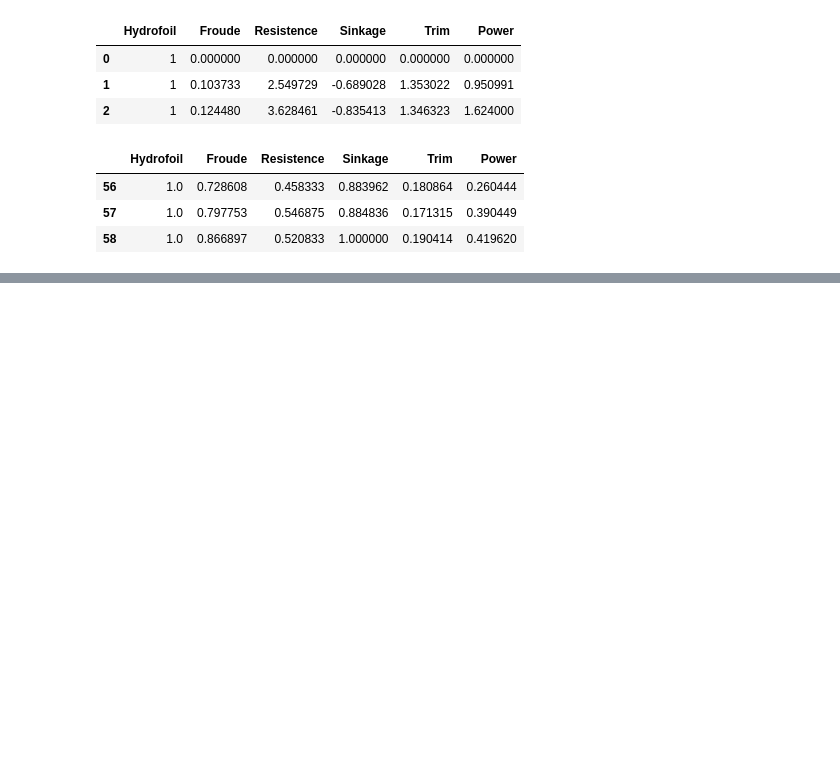
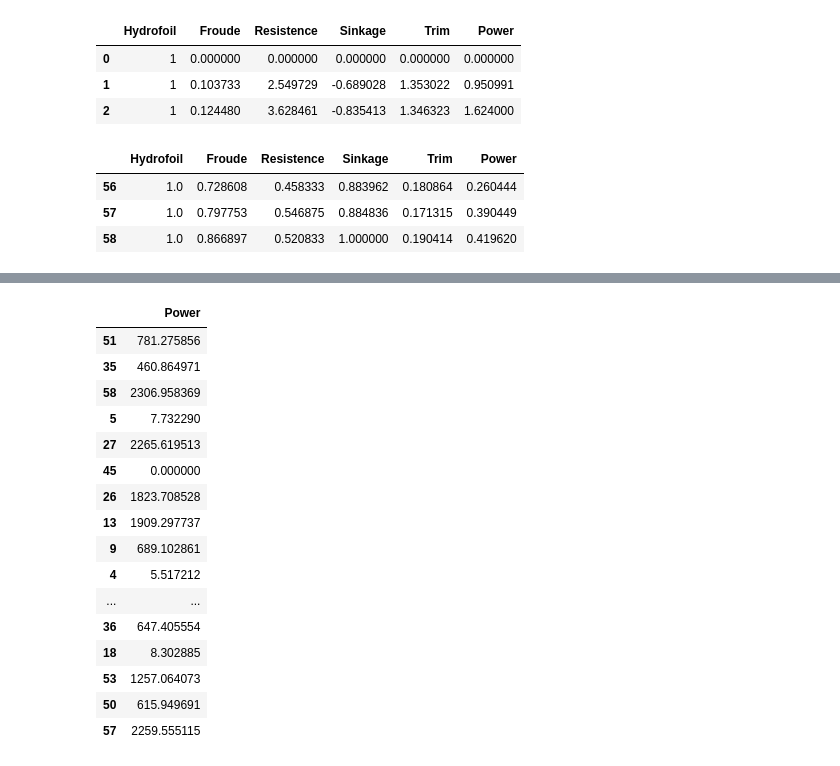
Before and after one commit to ucfilho/ANN_2021_01, a Jupyter notebook: ANN_Hydrofoil_abril_07_2021.ipynb, the cells around one changed output, grey strips where cells are left out. Cells and saved outputs as stored; diff of their text form; code cells hidden in the pictures; blank space fills up the shorter version.

```diff
--- a/ANN_Hydrofoil_abril_07_2021.ipynb
+++ b/ANN_Hydrofoil_abril_07_2021.ipynb
@@ -126,6 +120,5 @@ print(wtwt)
 # %%
 # define a rede neural
-clf = MLPRegressor(solver='lbfgs',activation='tanh',alpha=1e-5,hidden_layer_sizes=(9, 8),
-                    random_state=1)
+model = MLPRegressor(solver='lbfgs',activation='tanh',alpha=1e-5,hidden_layer_sizes=(9, 8),random_state=1)
 # %%
 # treina a rede neural
@@ -151,6 +153,26 @@ test=[]
 train=[]
 train=Original(y_train,Y_OLD)
 test=Original(y_test,Y_OLD)
+# %%
+train
+# %% [output]
+|  | Power |
+| 51 | 781.275856 |
+| 35 | 460.864971 |
+| 58 | 2306.958369 |
+| 5 | 7.732290 |
+| 27 | 2265.619513 |
+| 45 | 0.000000 |
+| 26 | 1823.708528 |
+| 13 | 1909.297737 |
+| 9 | 689.102861 |
+| 4 | 5.517212 |
+| ... | ... |
+| 36 | 647.405554 |
+| 18 | 8.302885 |
+| 53 | 1257.064073 |
+| 50 | 615.949691 |
+| 57 | 2259.555115 |
 # %%
 # escolhe uma das resposta para fazer o grafico (resistencia-treino)
 resist_obs_train=[]
```
Also changed, not shown: parts of 13 cells of this notebook.
